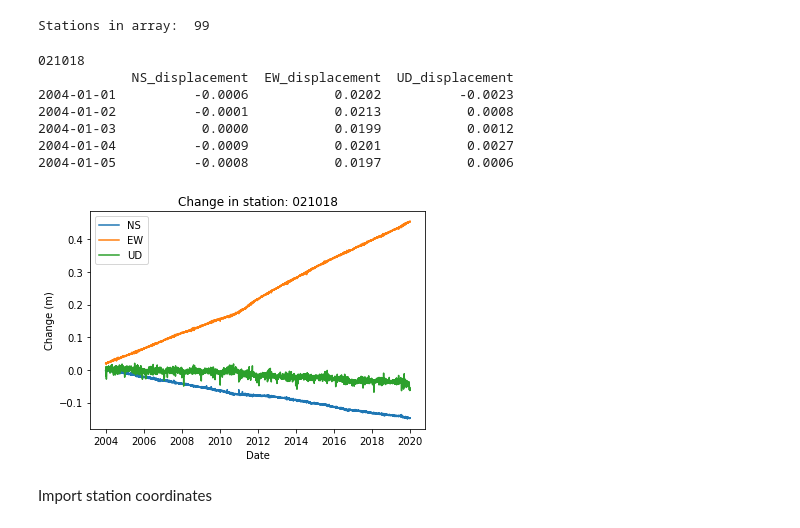
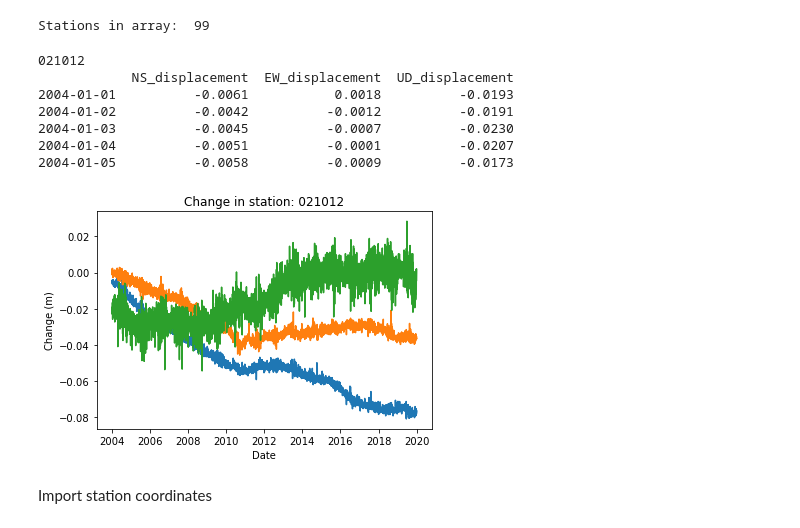
Before and after one commit to HaxbyH/JapanSSEs, a Jupyter notebook: japan-notebook.ipynb, the cells around one changed output. Drawn from its saved outputs; the diff is of its cells as text; code cells hidden in the pictures.

```diff
--- a/japan-notebook.ipynb
+++ b/japan-notebook.ipynb
@@ -45,6 +45,8 @@ dates = pd.date_range('2004-01-01', '2020-01-01')
 stationsprocessed = 0
 for filename in files:
     if filename.endswith(".res"):
+        if filename.startswith("._"):
+            continue
         # read in file
         path = os.path.join(directory_name, filename)
         GNSSdataframe = pd.read_csv(path, delim_whitespace=True, header=None)
@@ -80,22 +82,22 @@ Stations in array:  99
 print(stationnames[0])
 print(GNSSdata[0].head())
 # %% [output]
-021018
+021012
             NS_displacement  EW_displacement  UD_displacement
-2004-01-01          -0.0006           0.0202          -0.0023
-2004-01-02          -0.0001           0.0213           0.0008
-2004-01-03           0.0000           0.0199           0.0012
-2004-01-04          -0.0009           0.0201           0.0027
-2004-01-05          -0.0008           0.0197           0.0006
+2004-01-01          -0.0061           0.0018          -0.0193
+2004-01-02          -0.0042          -0.0012          -0.0191
+2004-01-03          -0.0045          -0.0007          -0.0230
+2004-01-04          -0.0051          -0.0001          -0.0207
+2004-01-05          -0.0058          -0.0009          -0.0173
 # %%
 plt.plot(GNSSdata[0])
 plt.xlabel("Date")
 plt.ylabel("Change (m)")
 plt.title("Change in station: " + stationnames[0])
-plt.legend(["NS", "EW", "UD"])
+# plt.legend(["NS", "EW", "UD"])
 plt.show();
 # %% [output]
-[figure, old version]
+[figure, new version]
 # %% [markdown]
 Import station coordinates
 # %%
```
Also changed, not shown: parts of 9 cells of this notebook, 1 other file.
